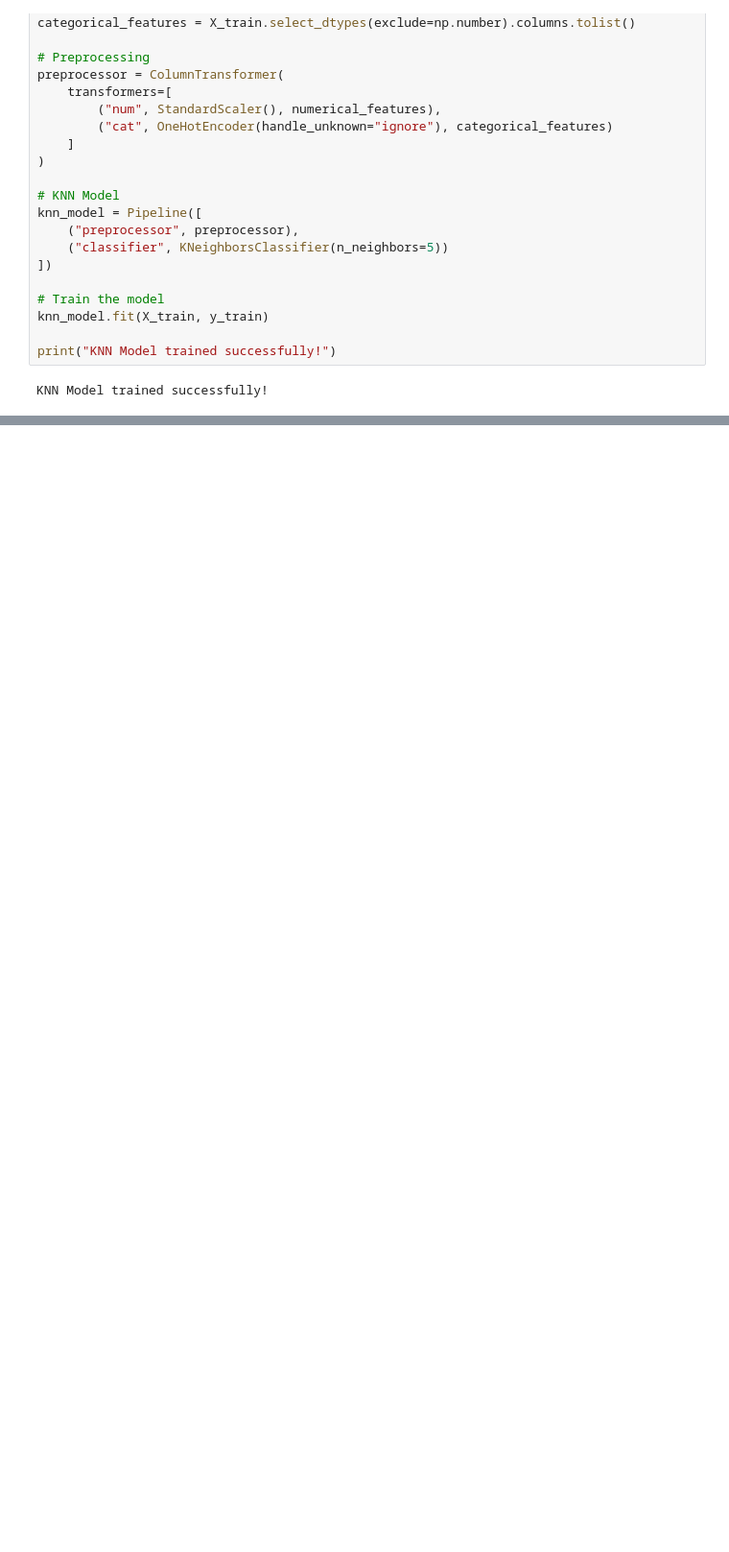
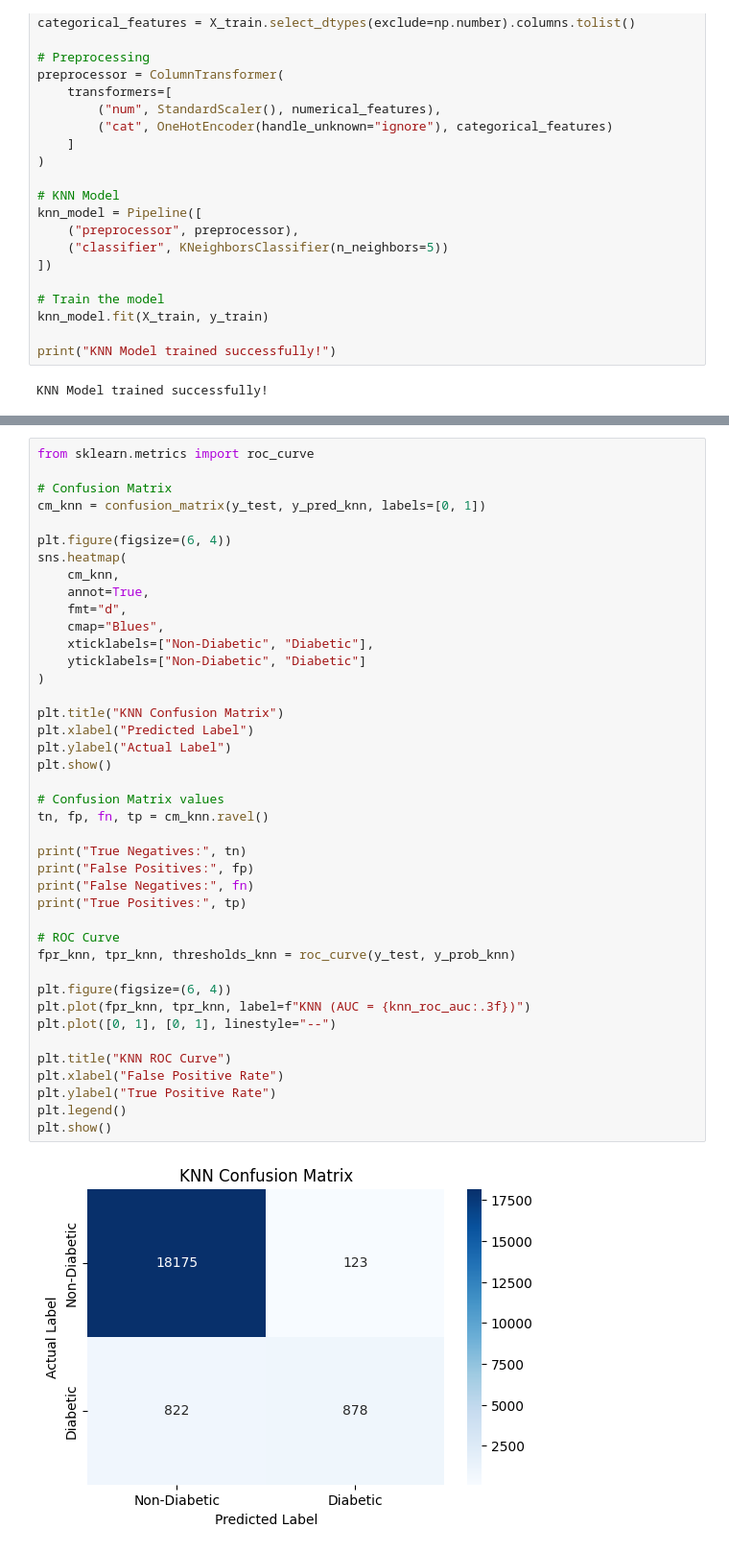
Before and after one commit to Upandergarg/diabetes-prediction-using-ml, a Jupyter notebook: Copy_of_DiabetiesAimlProject.ipynb, the cells around one changed output, grey strips where cells are left out. Shown at 96% size. Saved outputs shown, nothing was run; the diff lists cells and outputs as text; blank space fills up the shorter version.

Commit message:
Add KNN model evaluation metrics and visualizations

```diff
--- a/Copy_of_DiabetiesAimlProject.ipynb
+++ b/Copy_of_DiabetiesAimlProject.ipynb
@@ -621,0 +673,43 @@ KNN Model trained successfully!
+# %%
+from sklearn.metrics import roc_curve
+
+# Confusion Matrix
+cm_knn = confusion_matrix(y_test, y_pred_knn, labels=[0, 1])
+
+plt.figure(figsize=(6, 4))
+sns.heatmap(
+    cm_knn,
+    annot=True,
+    fmt="d",
+    cmap="Blues",
+    xticklabels=["Non-Diabetic", "Diabetic"],
+    yticklabels=["Non-Diabetic", "Diabetic"]
+)
+
+plt.title("KNN Confusion Matrix")
+plt.xlabel("Predicted Label")
+plt.ylabel("Actual Label")
+plt.show()
+
+# Confusion Matrix values
+tn, fp, fn, tp = cm_knn.ravel()
+
+print("True Negatives:", tn)
+print("False Positives:", fp)
+print("False Negatives:", fn)
+print("True Positives:", tp)
+
+# ROC Curve
+fpr_knn, tpr_knn, thresholds_knn = roc_curve(y_test, y_prob_knn)
+
+plt.figure(figsize=(6, 4))
+plt.plot(fpr_knn, tpr_knn, label=f"KNN (AUC = {knn_roc_auc:.3f})")
+plt.plot([0, 1], [0, 1], linestyle="--")
+
+plt.title("KNN ROC Curve")
+plt.xlabel("False Positive Rate")
+plt.ylabel("True Positive Rate")
+plt.legend()
+plt.show()
+# %% [output]
+[figure, added]
```
Also changed, not shown: parts of 3 cells of this notebook.
